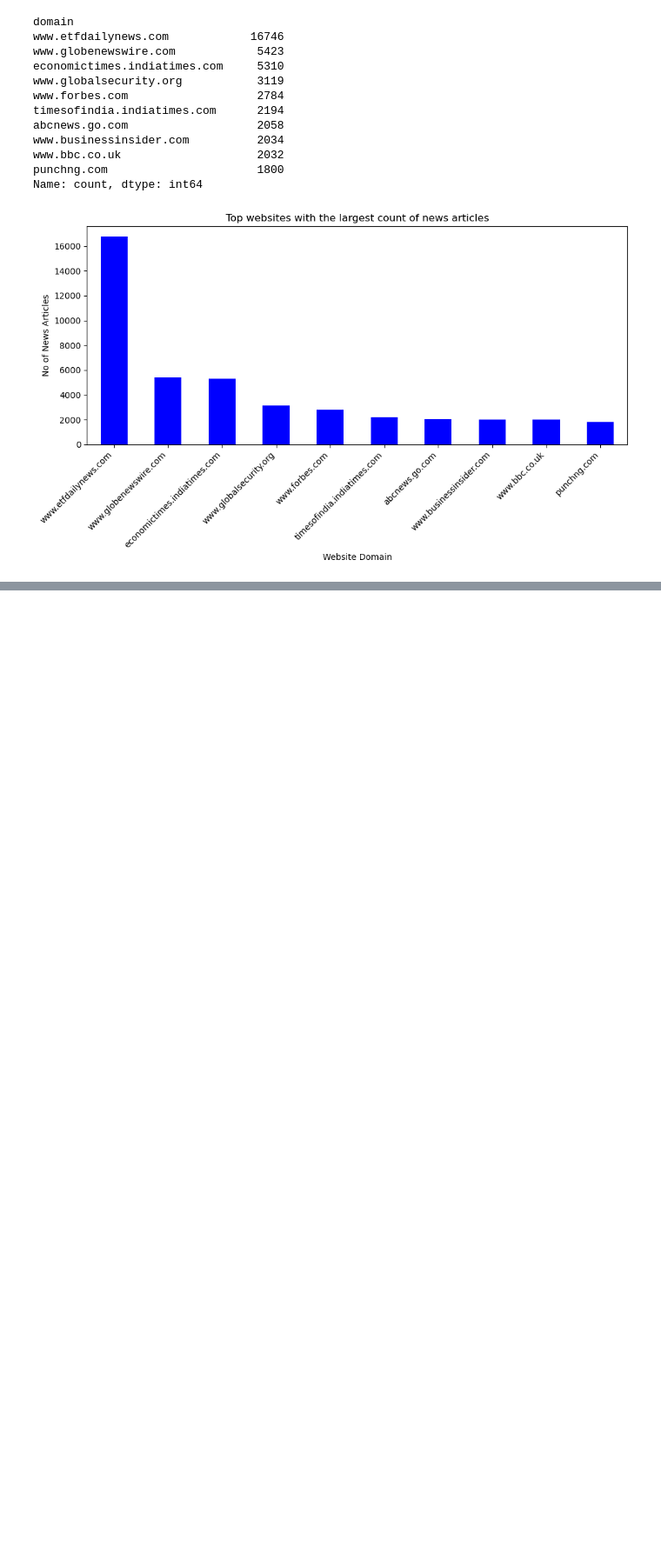
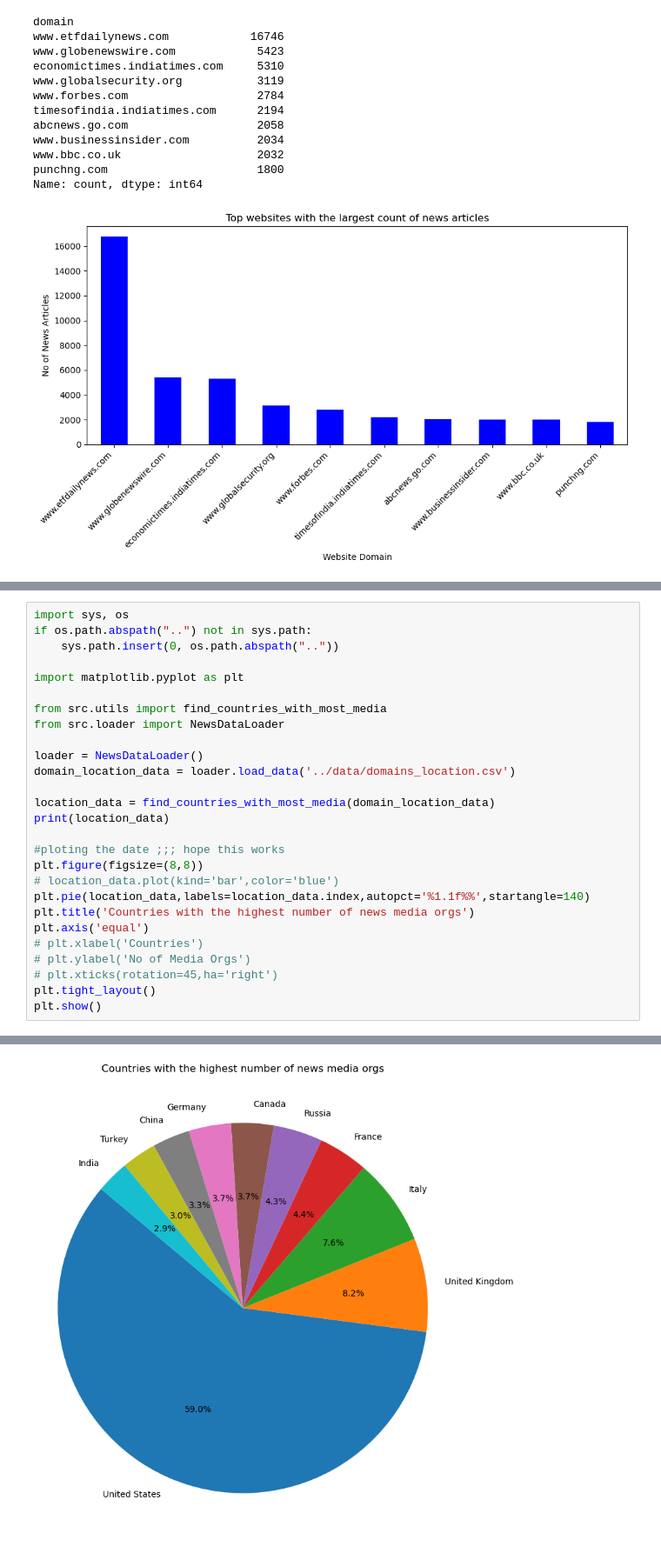
Before and after one commit to binilet/X-10-week0-news_correlation_10ac_week0-news_correlation_10ac_week0, a Jupyter notebook: notebooks/news_analysis.ipynb, the cells around one changed output, grey strips where cells are left out. Shown at 87% size. Saved outputs shown, nothing was run; the diff lists cells and outputs as text; blank space fills up the shorter version.

Commit message:
added edas for Countries that have many articles written about them and Websites with the highest count of positive, neutral, and negative sentimen

```diff
--- a/notebooks/news_analysis.ipynb
+++ b/notebooks/news_analysis.ipynb
@@ -84,0 +80,28 @@ Name: RefIPs, dtype: int64
+# %%
+import sys, os
+if os.path.abspath("..") not in sys.path:
+    sys.path.insert(0, os.path.abspath(".."))
+
+import matplotlib.pyplot as plt
+
+from src.utils import find_countries_with_most_media
+from src.loader import NewsDataLoader
+
+loader = NewsDataLoader()
+domain_location_data = loader.load_data('../data/domains_location.csv')
+
+location_data = find_countries_with_most_media(domain_location_data)
+print(location_data)
+
+#ploting the date ;;; hope this works
+plt.figure(figsize=(8,8))
+# location_data.plot(kind='bar',color='blue')
+plt.pie(location_data,labels=location_data.index,autopct='%1.1f%%',startangle=140)
+plt.title('Countries with the highest number of news media orgs')
+plt.axis('equal')
+# plt.xlabel('Countries')
+# plt.ylabel('No of Media Orgs')
+# plt.xticks(rotation=45,ha='right')
+plt.tight_layout()
+plt.show()
+# %% [output]
@@ -84,0 +120 @@ Name: RefIPs, dtype: int64
+[figure, added]
```
Also changed, not shown: parts of 8 cells of this notebook, 1 other file.
